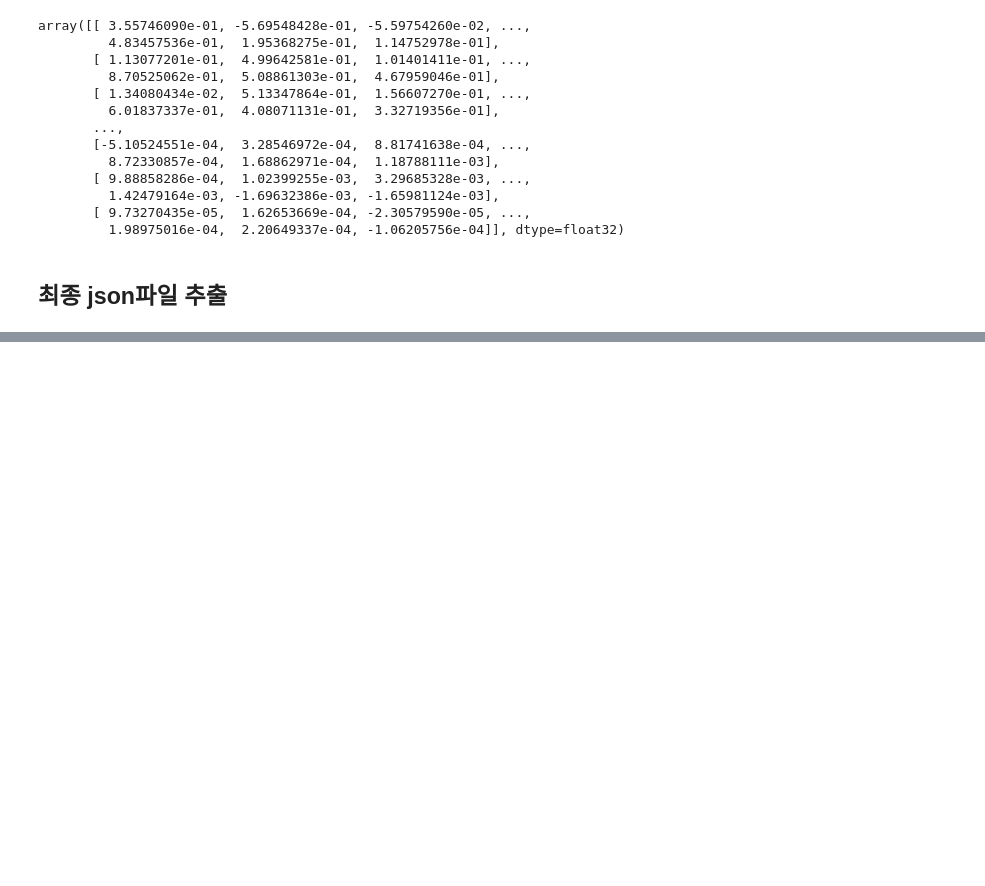
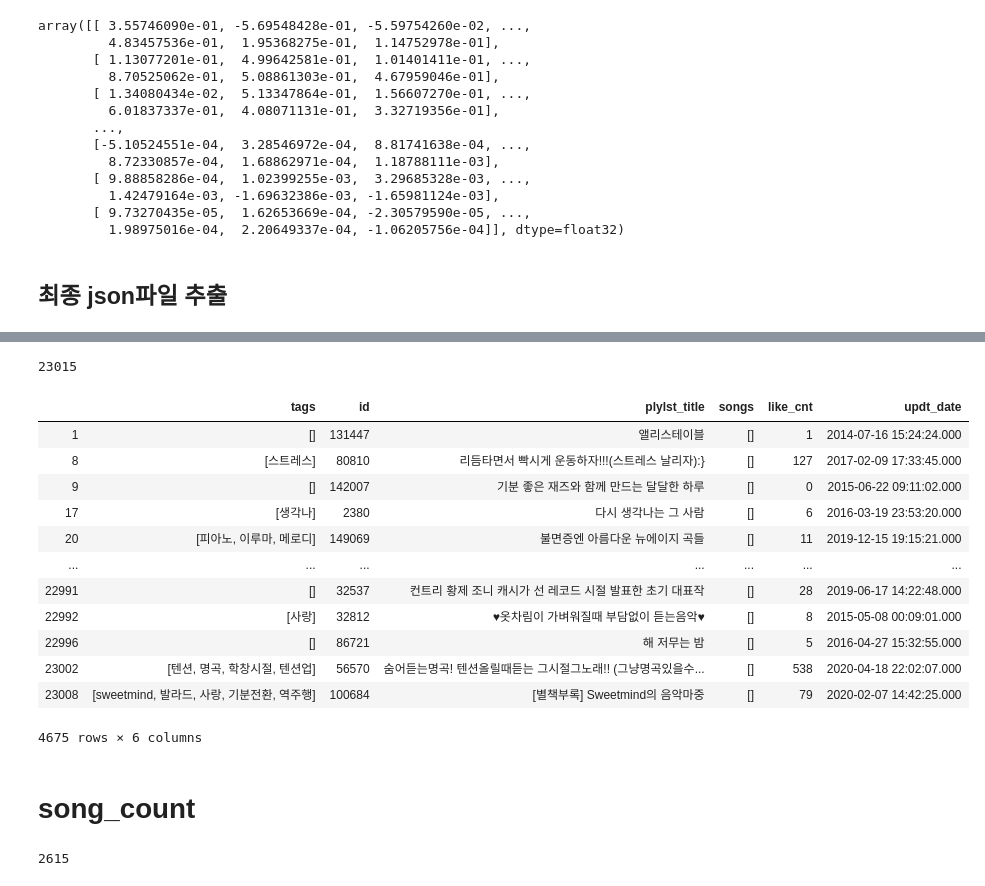
Before and after one commit to hmkim312/recommendation_project, a Jupyter notebook: playlist_recommendation/melon-recommandation.ipynb, the cells around one changed output, grey strips where cells are left out. Cells and saved outputs as stored; diff of their text form; code cells hidden in the pictures; blank space fills up the shorter version.

```diff
--- a/playlist_recommendation/melon-recommandation.ipynb
+++ b/playlist_recommendation/melon-recommandation.ipynb
@@ -302,0 +350,24 @@ with open('ret.json', 'w', encoding='utf-8') as f:
+# %%
+len(val_w_full_tags)
+# %% [output]
+23015
+# %%
+tags_under_10 = val_w_full_tags[val_w_full_tags['tags'].apply(lambda x : len(x)) < 10]
+# %%
+tags_under_10
+# %% [output]
+|  | tags | id | plylst_title | songs | like_cnt | updt_date |
+| 1 | [] | 131447 | 앨리스테이블 | [] | 1 | 2014-07-16 15:24:24.000 |
+| 8 | [스트레스] | 80810 | 리듬타면서 빡시게 운동하자!!!(스트레스 날리자):} | [] | 127 | 2017-02-09 17:33:45.000 |
+| 9 | [] | 142007 | 기분 좋은 재즈와 함께 만드는 달달한 하루 | [] | 0 | 2015-06-22 09:11:02.000 |
+| 17 | [생각나] | 2380 | 다시 생각나는 그 사람 | [] | 6 | 2016-03-19 23:53:20.000 |
+| 20 | [피아노, 이루마, 메로디] | 149069 | 불면증엔 아름다운 뉴에이지 곡들 | [] | 11 | 2019-12-15 19:15:21.000 |
+| ... | ... | ... | ... | ... | ... | ... |
+| 22991 | [] | 32537 | 컨트리 황제 조니 캐시가 선 레코드 시절 발표한 초기 대표작 | [] | 28 | 2019-06-17 14:22:48.000 |
+| 22992 | [사랑] | 32812 | ♥옷차림이 가벼워질때 부담없이 듣는음악♥ | [] | 8 | 2015-05-08 00:09:01.000 |
+| 22996 | [] | 86721 | 해 저무는 밤 | [] | 5 | 2016-04-27 15:32:55.000 |
+| 23002 | [텐션, 명곡, 학창시절, 텐션업] | 56570 | 숨어듣는명곡! 텐션올릴때듣는 그시절그노래!! (그냥명곡있을수... | [] | 538 | 2020-04-18 22:02:07.000 |
+| 23008 | [sweetmind, 발라드, 사랑, 기분전환, 역주행] | 100684 | [별책부록] Sweetmind의 음악마중 | [] | 79 | 2020-02-07 14:42:25.000 |
+4675 rows × 6 columns
+# %% [markdown]
+# song_count
@@ -302,0 +383,4 @@ with open('ret.json', 'w', encoding='utf-8') as f:
+# %%
+raw_tag_song[raw_tag_song['tags'] == 'OST']['songs_num'].index.values[0]
+# %% [output]
+2615
```
Also changed, not shown: parts of 70 cells of this notebook, 1 other file.
